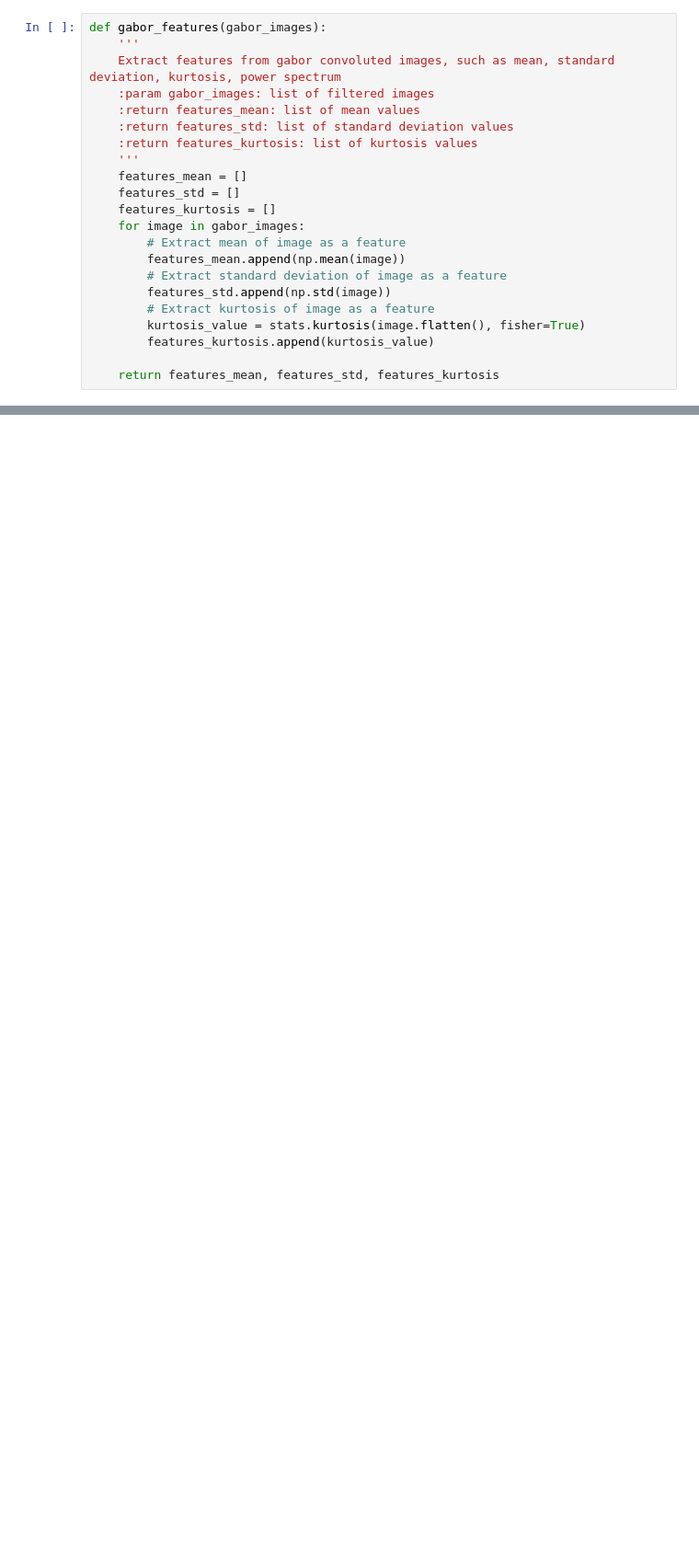
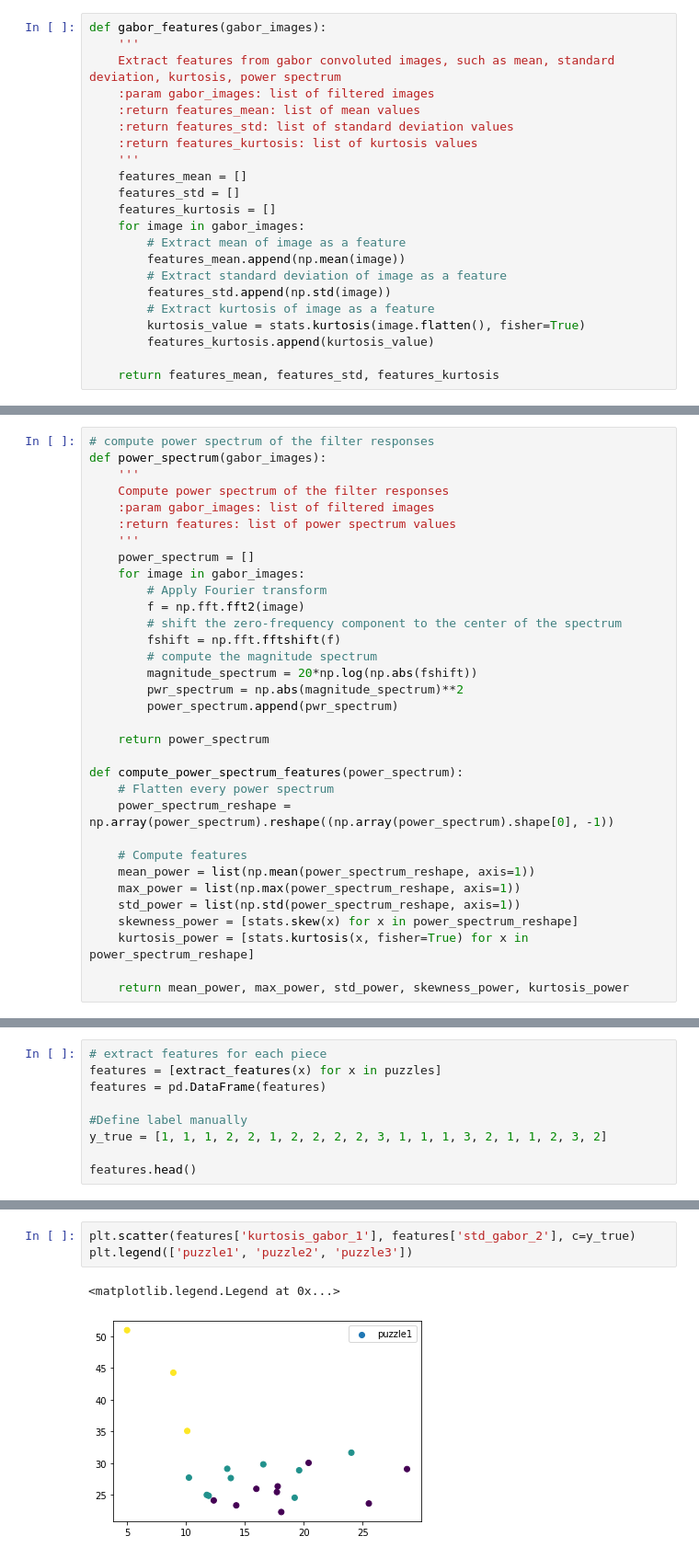
Before and after one commit to alexiaDorm/iapr-lab, a Jupyter notebook: project.ipynb, the cells around one changed output, grey strips where cells are left out. Shown: that part at 92% size. Cells and saved outputs as stored; diff of their text form; blank space fills up the shorter version.

```diff
--- a/project.ipynb
+++ b/project.ipynb
@@ -712,0 +564,33 @@ plt.legend(['puzzle1', 'puzzle2', 'puzzle3'])
+# %%
+# compute power spectrum of the filter responses
+def power_spectrum(gabor_images):
+    '''
+    Compute power spectrum of the filter responses
+    :param gabor_images: list of filtered images
+    :return features: list of power spectrum values
+    '''
+    power_spectrum = []
+    for image in gabor_images:
+        # Apply Fourier transform
+        f = np.fft.fft2(image)
+        # shift the zero-frequency component to the center of the spectrum
+        fshift = np.fft.fftshift(f)
+        # compute the magnitude spectrum
+        magnitude_spectrum = 20*np.log(np.abs(fshift))
+        pwr_spectrum = np.abs(magnitude_spectrum)**2
+        power_spectrum.append(pwr_spectrum)
+
+    return power_spectrum
+
+def compute_power_spectrum_features(power_spectrum):
+    # Flatten every power spectrum
+    power_spectrum_reshape = np.array(power_spectrum).reshape((np.array(power_spectrum).shape[0], -1))
+
+    # Compute features
+    mean_power = list(np.mean(power_spectrum_reshape, axis=1))
+    max_power = list(np.max(power_spectrum_reshape, axis=1))
+    std_power = list(np.std(power_spectrum_reshape, axis=1))
+    skewness_power = [stats.skew(x) for x in power_spectrum_reshape]
+    kurtosis_power = [stats.kurtosis(x, fisher=True) for x in power_spectrum_reshape]
+
+    return mean_power, max_power, std_power, skewness_power, kurtosis_power
@@ -712,0 +653,9 @@ plt.legend(['puzzle1', 'puzzle2', 'puzzle3'])
+# %%
+# extract features for each piece
+features = [extract_features(x) for x in puzzles]
+features = pd.DataFrame(features)
+
+#Define label manually
+y_true = [1, 1, 1, 2, 2, 1, 2, 2, 2, 2, 3, 1, 1, 1, 3, 2, 1, 1, 2, 3, 2]
+
+features.head()
@@ -712,0 +670,6 @@ plt.legend(['puzzle1', 'puzzle2', 'puzzle3'])
+# %%
+plt.scatter(features['kurtosis_gabor_1'], features['std_gabor_2'], c=y_true)
+plt.legend(['puzzle1', 'puzzle2', 'puzzle3'])
+# %% [output]
+<matplotlib.legend.Legend at 0x...>
+[figure, added]
```
Also changed, not shown: parts of 84 cells of this notebook.
